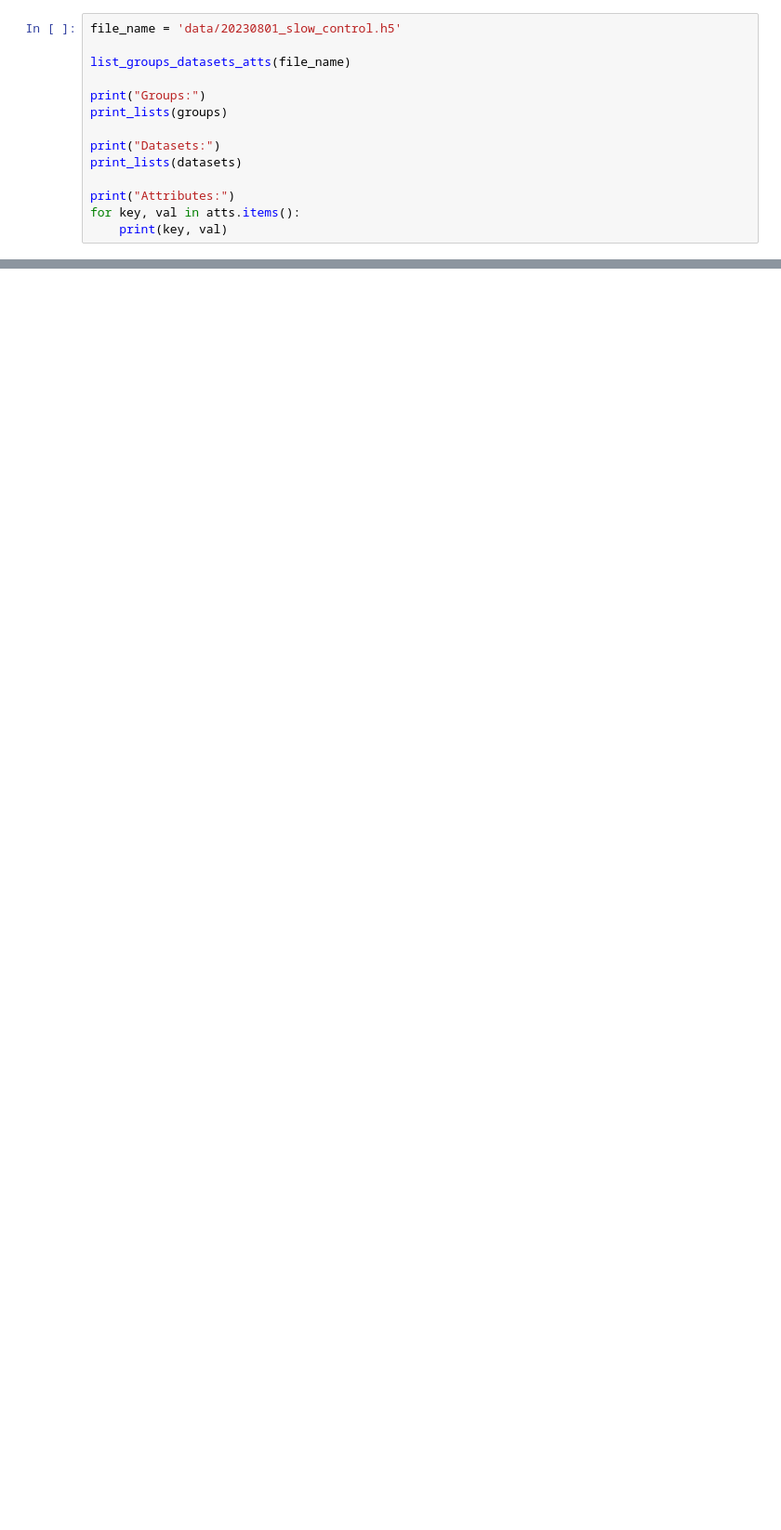
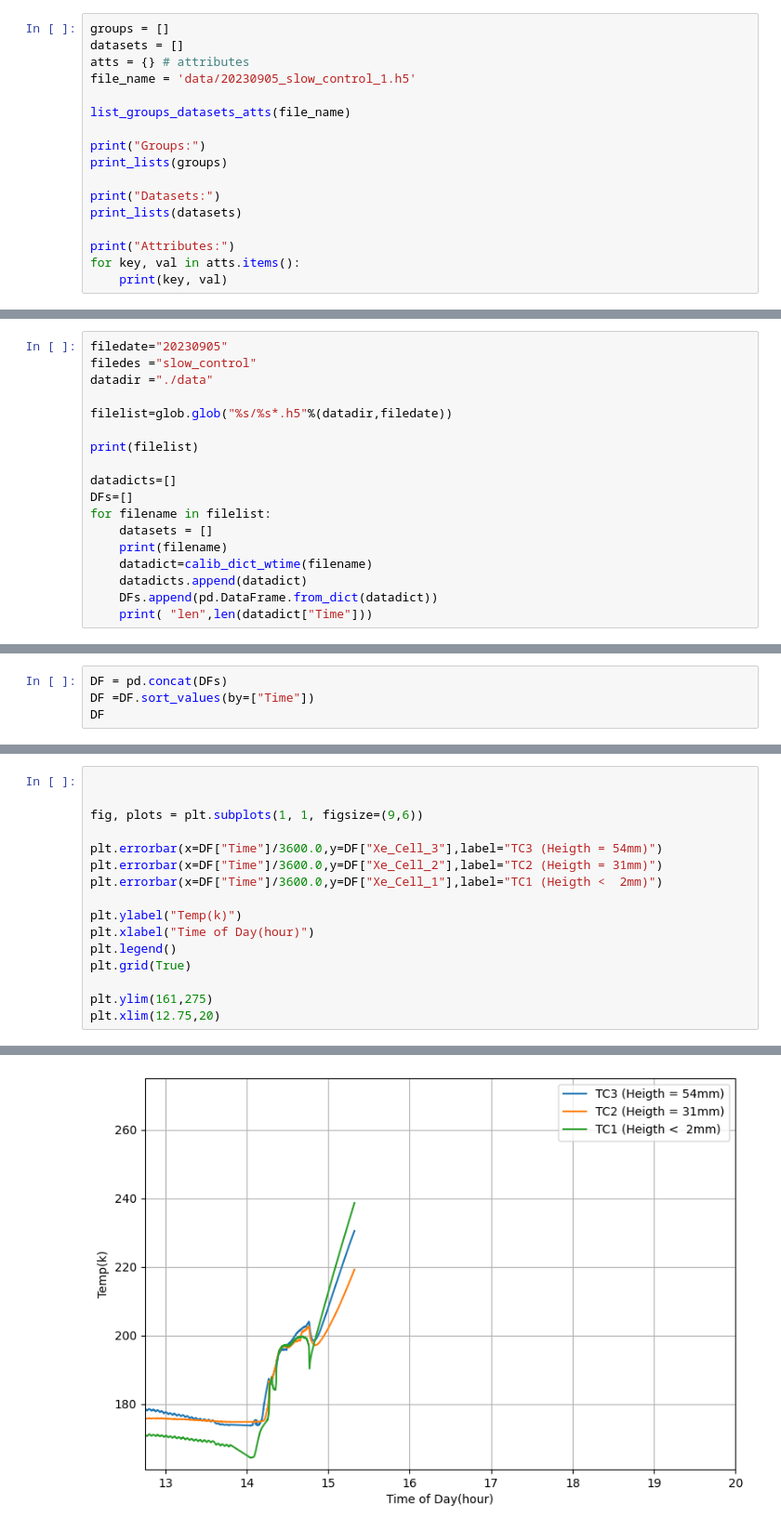
Before and after one commit to jbane11/nexo, a Jupyter notebook: Lab028/slowctr/slow_control_data_read_1.ipynb, the cells around one changed output, grey strips where cells are left out. Shown at 93% size. Saved outputs shown, nothing was run; the diff lists cells and outputs as text; blank space fills up the shorter version.

```diff
--- a/Lab028/slowctr/slow_control_data_read_1.ipynb
+++ b/Lab028/slowctr/slow_control_data_read_1.ipynb
@@ -32,7 +33,10 @@ def create_dataframe_from_datasets(file_name, dataset_names):
         dfs = {name: pd.DataFrame(f[name][:]) for name in dataset_names}
     return dfs
 # %%
-file_name = 'data/20230801_slow_control.h5'
+groups = []
+datasets = []
+atts = {} # attributes
+file_name = 'data/20230905_slow_control_1.h5'
 
 list_groups_datasets_atts(file_name)
 
@@ -73,0 +229,18 @@ df = create_dataframe_from_datasets(file_name, dataset_names)
+# %%
+filedate="20230905"
+filedes ="slow_control"
+datadir ="./data"
+
+filelist=glob.glob("%s/%s*.h5"%(datadir,filedate))
+
+print(filelist)
+
+datadicts=[]
+DFs=[]
+for filename in filelist:
+    datasets = []
+    print(filename)
+    datadict=calib_dict_wtime(filename)
+    datadicts.append(datadict)
+    DFs.append(pd.DataFrame.from_dict(datadict))
+    print( "len",len(datadict["Time"]))
@@ -73,0 +265,4 @@ df = create_dataframe_from_datasets(file_name, dataset_names)
+# %%
+DF = pd.concat(DFs)
+DF =DF.sort_values(by=["Time"])
+DF
@@ -73,0 +283,17 @@ df = create_dataframe_from_datasets(file_name, dataset_names)
+# %%
+
+
+fig, plots = plt.subplots(1, 1, figsize=(9,6))
+
+plt.errorbar(x=DF["Time"]/3600.0,y=DF["Xe_Cell_3"],label="TC3 (Heigth = 54mm)")
+plt.errorbar(x=DF["Time"]/3600.0,y=DF["Xe_Cell_2"],label="TC2 (Heigth = 31mm)")
+plt.errorbar(x=DF["Time"]/3600.0,y=DF["Xe_Cell_1"],label="TC1 (Heigth <  2mm)")
+
+plt.ylabel("Temp(k)")
+plt.xlabel("Time of Day(hour)")
+plt.legend()
+plt.grid(True)
+
+plt.ylim(161,275)
+plt.xlim(12.75,20)
+# %% [output]
@@ -73,0 +301 @@ df = create_dataframe_from_datasets(file_name, dataset_names)
+[figure, added]
```
Also changed, not shown: parts of 24 cells of this notebook, 36 other files.
